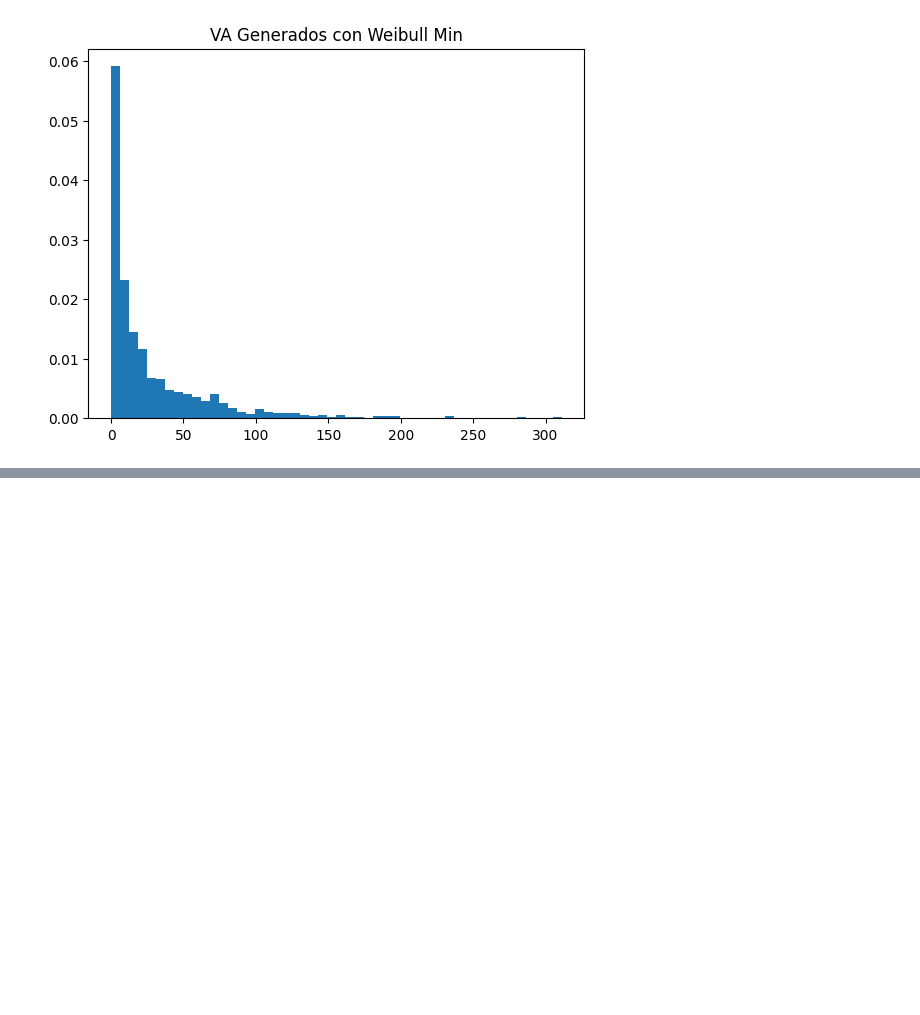
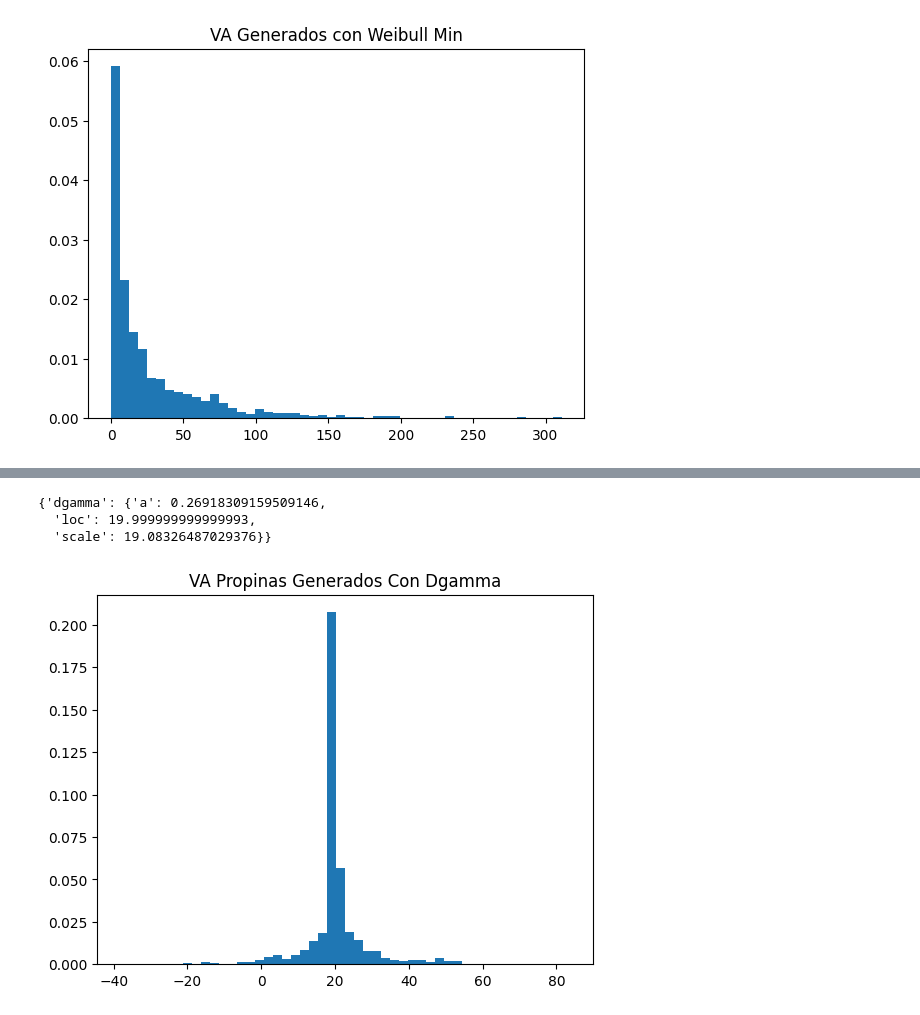
Before and after one commit to marcorodriguezmelgarejo/simulacion-creadores-de-contenido, a Jupyter notebook: fdps.ipynb, the cells around one changed output, grey strips where cells are left out. Saved outputs shown, nothing was run; the diff lists cells and outputs as text; code cells hidden in the pictures; blank space fills up the shorter version.

```diff
--- a/fdps.ipynb
+++ b/fdps.ipynb
@@ -68,0 +122,20 @@ plt.show()
+# %%
+f2.get_best(method='sumsquare_error')
+# %% [output]
+{'dgamma': {'a': 0.26918309159509146,
+  'loc': 19.999999999999993,
+  'scale': 19.08326487029376}}
+# %%
+# Parámetros de la distribución
+best_tips_params = f2.get_best(method='sumsquare_error').get('dgamma')
+
+random_values = stats.dgamma.rvs(**best_tips_params, size=1000, random_state=None)
+
+# Graficamos los valores aleatorios
+import matplotlib.pyplot as plt
+
+plt.hist(random_values, bins=50, density=True)
+plt.title("VA Propinas Generados Con Dgamma")
+plt.show()
+# %% [output]
+[figure, added]
```
Also changed, not shown: parts of 22 cells of this notebook.
